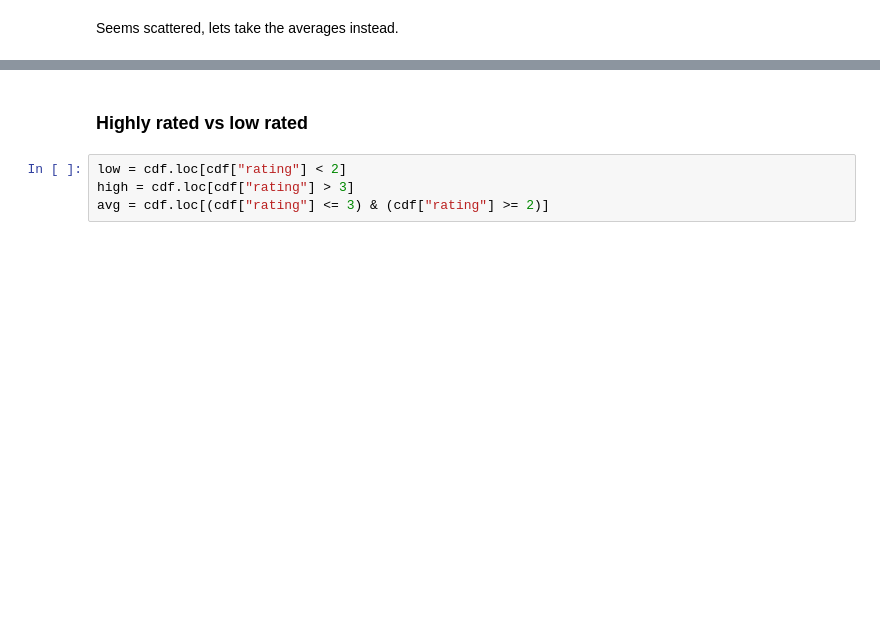
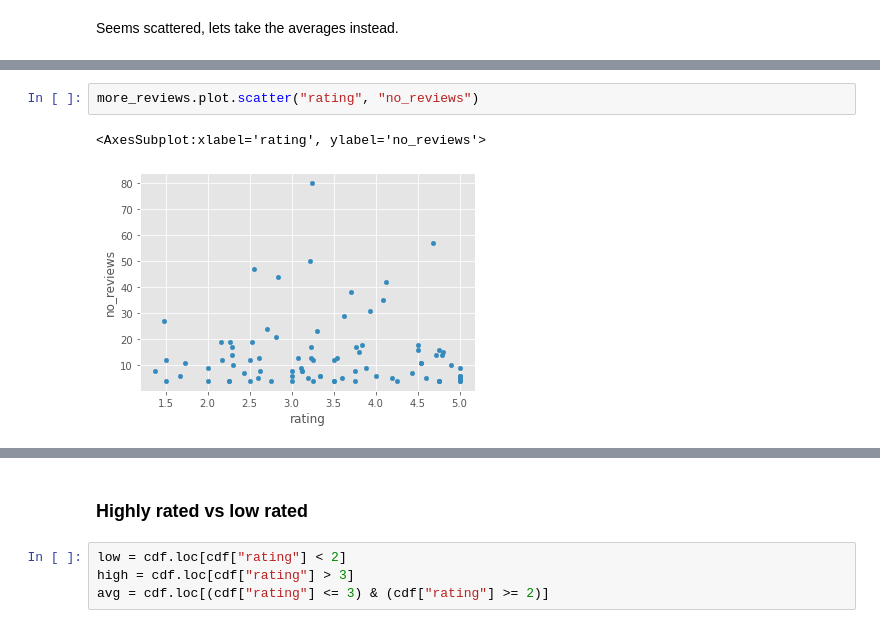
Before and after one commit to adamy03/course_analysis, a Jupyter notebook: course_analysis.ipynb, the cells around one changed output, grey strips where cells are left out. Drawn from its saved outputs; the diff is of its cells as text; blank space fills up the shorter version.

```diff
--- a/course_analysis.ipynb
+++ b/course_analysis.ipynb
@@ -222,0 +224,5 @@ cdf.plot.scatter("average_gpa", "rating")
+# %%
+more_reviews.plot.scatter("rating", "no_reviews")
+# %% [output]
+<AxesSubplot:xlabel='rating', ylabel='no_reviews'>
+[figure, added]
```
Also changed, not shown: parts of 17 cells of this notebook.
